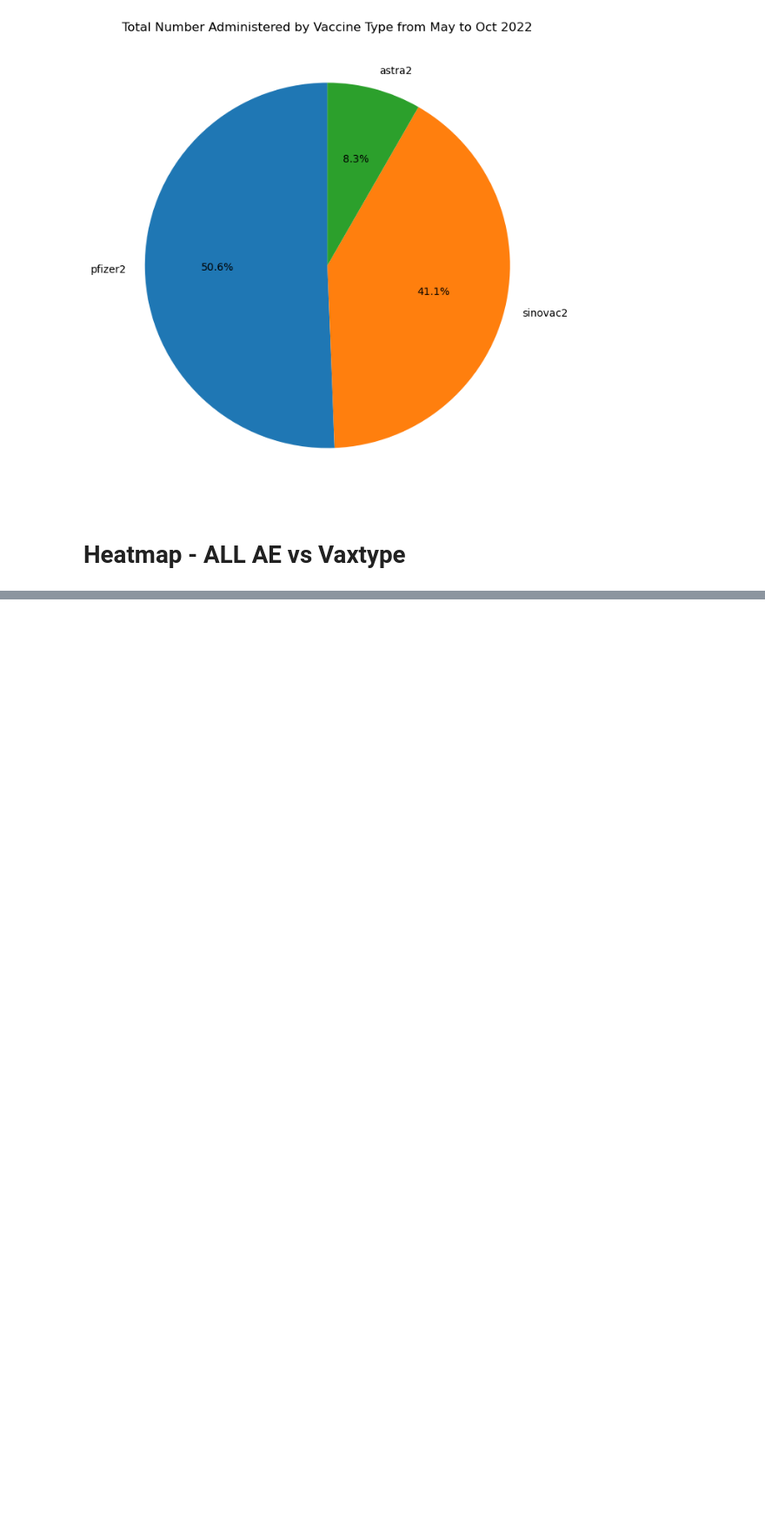
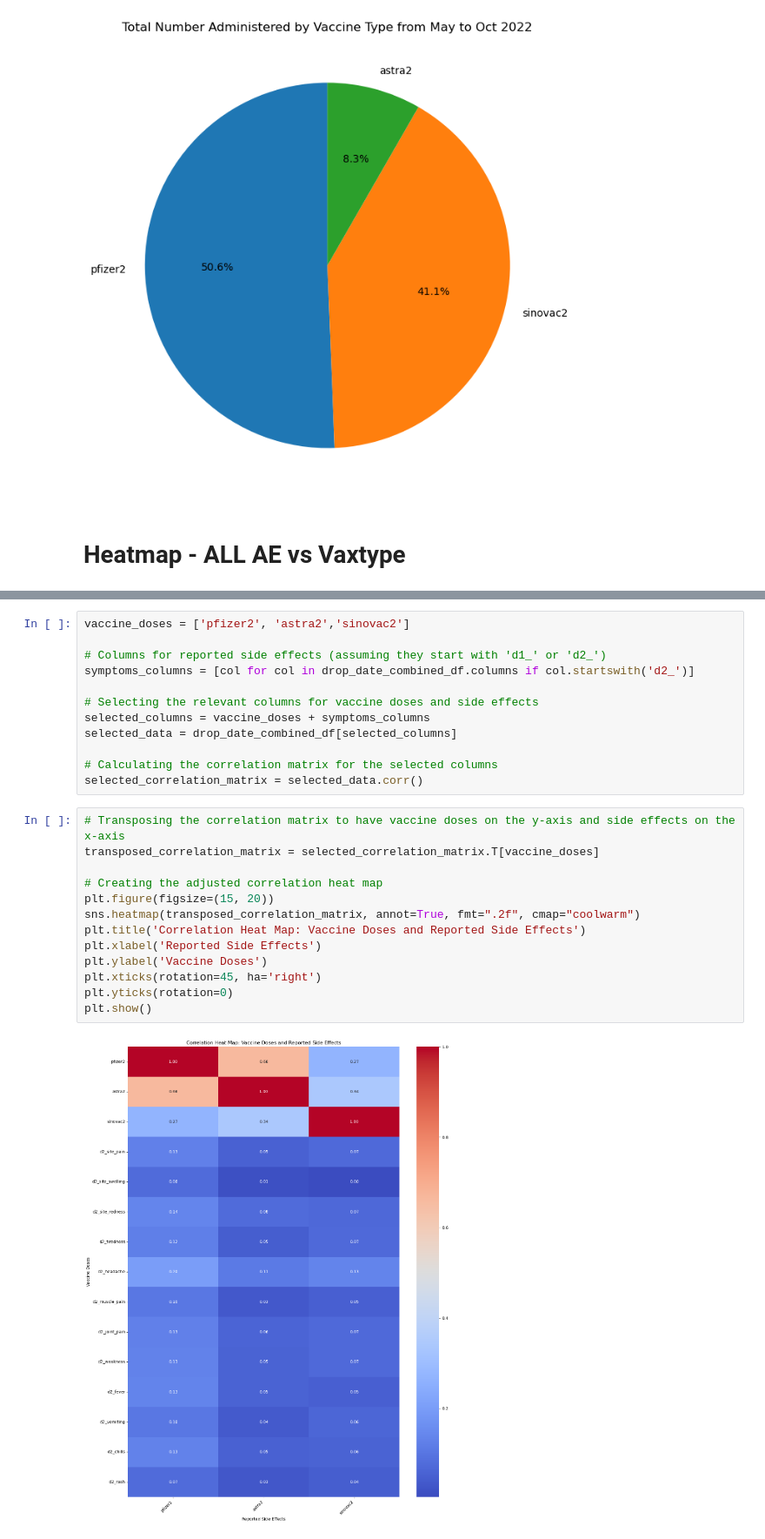
Before and after one commit to kamal089601/HIA302_Project, a Jupyter notebook: HIA302_Project/HIA302_Project.ipynb, the cells around one changed output, grey strips where cells are left out. Shown at 87% size. Saved outputs shown, nothing was run; the diff lists cells and outputs as text; blank space fills up the shorter version.

```diff
--- a/HIA302_Project/HIA302_Project.ipynb
+++ b/HIA302_Project/HIA302_Project.ipynb
@@ -733,0 +734,27 @@ plt.show()
+# %%
+vaccine_doses = ['pfizer2', 'astra2','sinovac2']
+
+# Columns for reported side effects (assuming they start with 'd1_' or 'd2_')
+symptoms_columns = [col for col in drop_date_combined_df.columns if col.startswith('d2_')]
+
+# Selecting the relevant columns for vaccine doses and side effects
+selected_columns = vaccine_doses + symptoms_columns
+selected_data = drop_date_combined_df[selected_columns]
+
+# Calculating the correlation matrix for the selected columns
+selected_correlation_matrix = selected_data.corr()
+# %%
+# Transposing the correlation matrix to have vaccine doses on the y-axis and side effects on the x-axis
+transposed_correlation_matrix = selected_correlation_matrix.T[vaccine_doses]
+
+# Creating the adjusted correlation heat map
+plt.figure(figsize=(15, 20))
+sns.heatmap(transposed_correlation_matrix, annot=True, fmt=".2f", cmap="coolwarm")
+plt.title('Correlation Heat Map: Vaccine Doses and Reported Side Effects')
+plt.xlabel('Reported Side Effects')
+plt.ylabel('Vaccine Doses')
+plt.xticks(rotation=45, ha='right')
+plt.yticks(rotation=0)
+plt.show()
+# %% [output]
+[figure, added]
```
Also changed, not shown: parts of 11 cells of this notebook.
